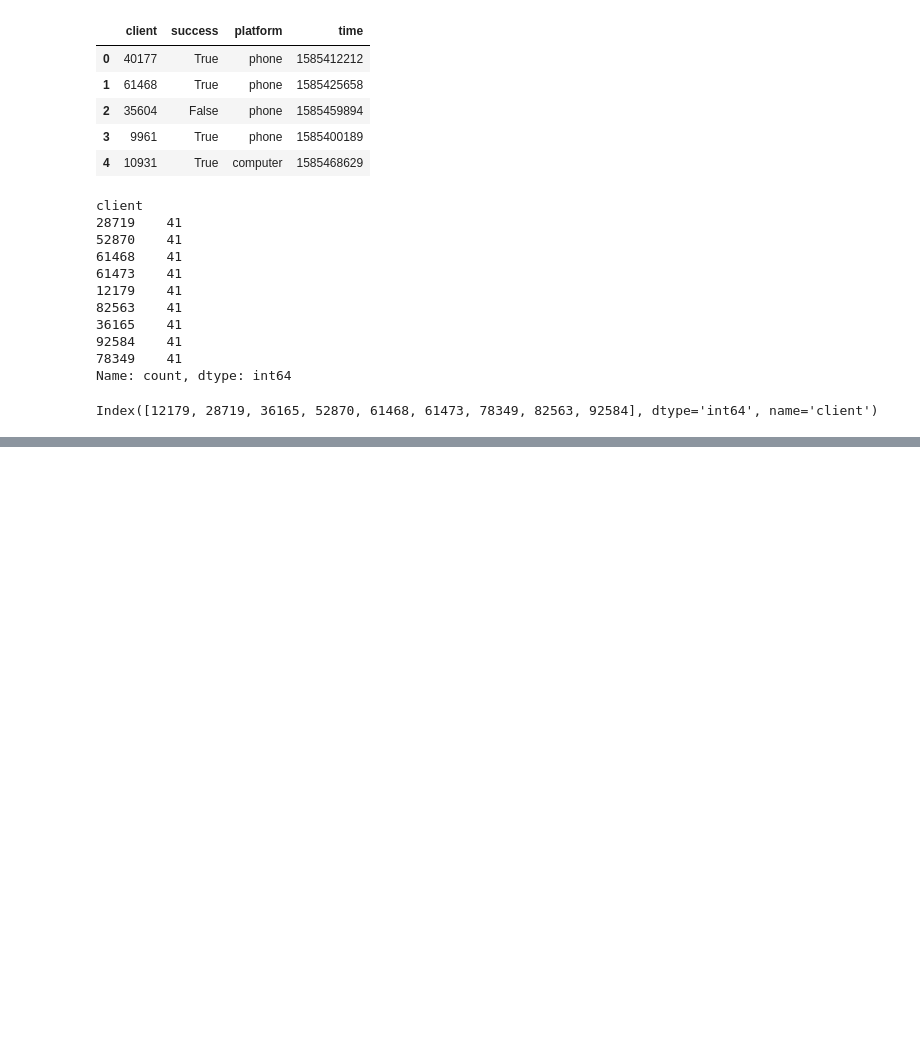
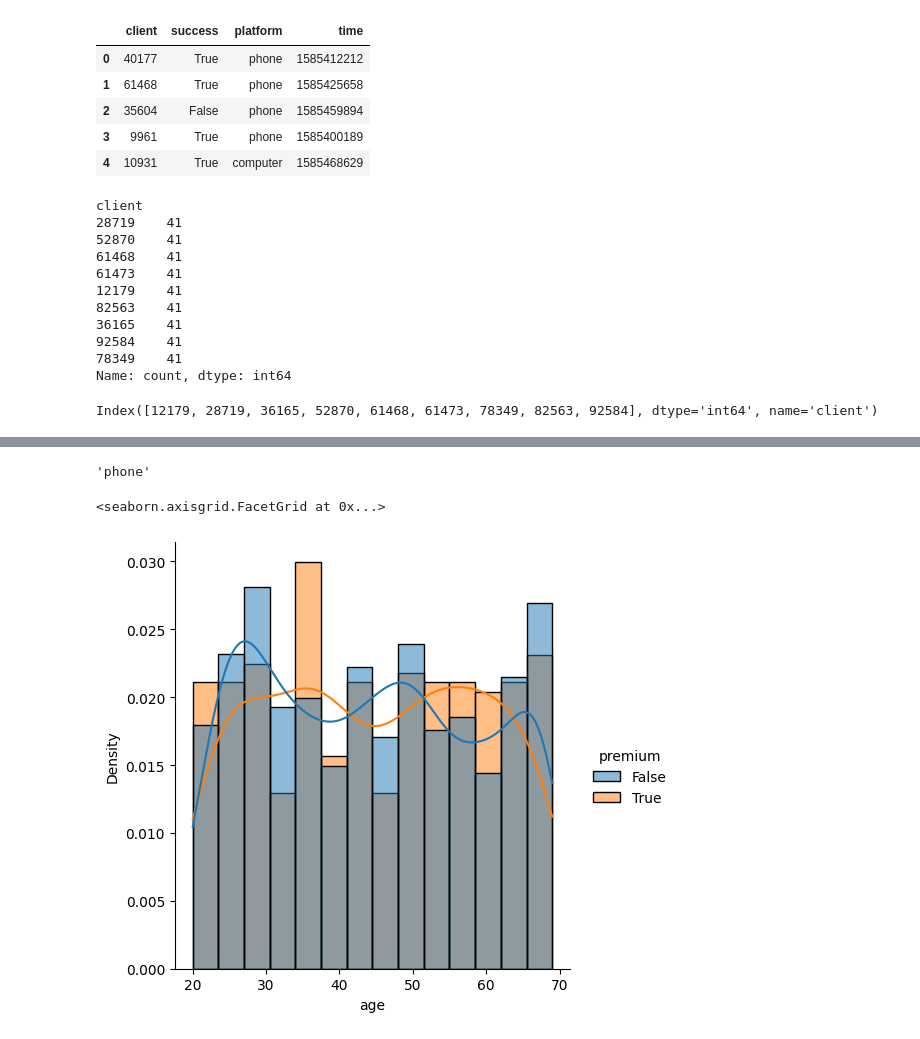
Before and after one commit to abirul3881/Data_analysis_project_one, a Jupyter notebook: Lessen_1/Less_notBook.ipynb, the cells around one changed output, grey strips where cells are left out. Saved outputs shown, nothing was run; the diff lists cells and outputs as text; code cells hidden in the pictures; blank space fills up the shorter version.

```diff
--- a/Lessen_1/Less_notBook.ipynb
+++ b/Lessen_1/Less_notBook.ipynb
@@ -96,0 +125,15 @@ Index([12179, 28719, 36165, 52870, 61468, 61473, 78349, 82563, 92584], dtype='in
+# %%
+premium_logs = logs.merge(user_data, on='client')
+# %%
+premium_logs.loc[premium_logs.premium == True].platform.value_counts().idxmax()
+# %% [output]
+'phone'
+# %%
+# Визуализируйте распределение возраста клиентов в зависимости от типа клиента (премиум или нет)
+
+
+sns.displot(data=premium_logs, x='age', hue='premium', kde=True, kind='hist', stat='density',
+            common_norm=False, bins=14)
+# %% [output]
+<seaborn.axisgrid.FacetGrid at 0x...>
+[figure, added]
```
Also changed, not shown: parts of 5 cells of this notebook.
